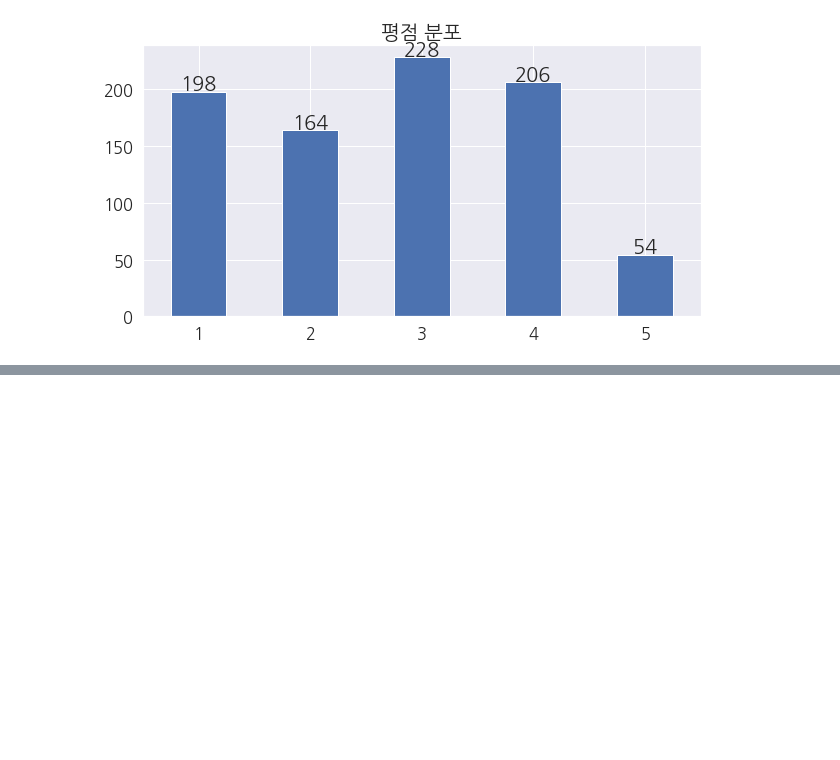
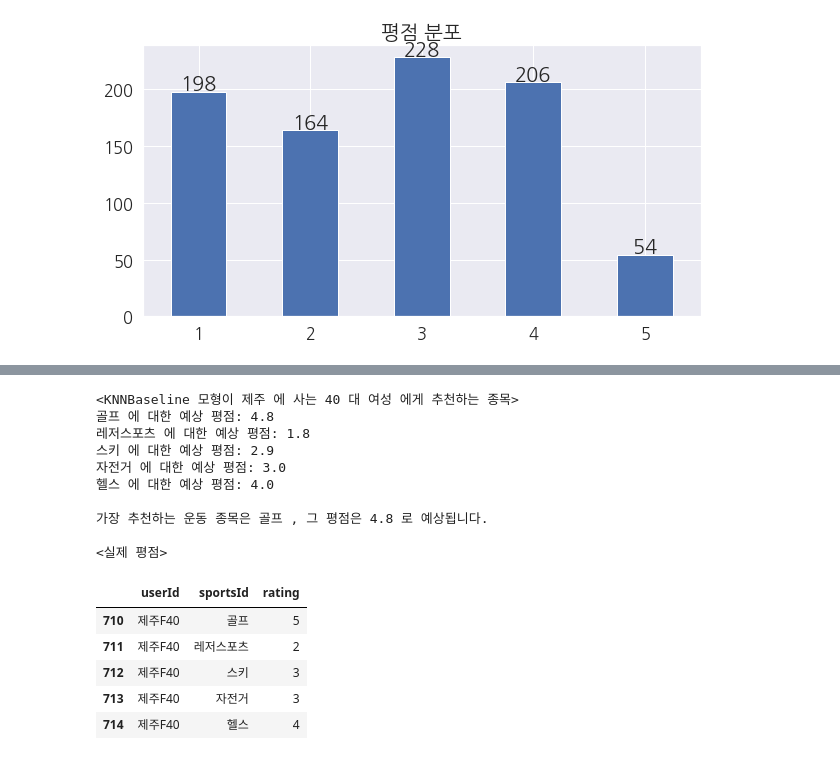
Before and after one commit to stat-thon/2022-project-sports-DATA-133, a Jupyter notebook: card_3_analysis.ipynb, the cells around one changed output, grey strips where cells are left out. Cells and saved outputs as stored; diff of their text form; code cells hidden in the pictures; blank space fills up the shorter version.

```diff
--- a/card_3_analysis.ipynb
+++ b/card_3_analysis.ipynb
@@ -171,0 +180,10 @@ recommend_df.loc[recommend_df['userId'] == '서울M20']
+# %%
+algo = KNNBaseline(
+    sim_options = {'name': 'pearson_baseline', 'min_support': 1, 'user_based':[True]},
+    k = 28,
+    bsl_options = {'method': 'als', 'reg': 1},
+    verbose = False)
+
+algo.fit(trainset)
+predictions = algo.test(testset)
+print('KNNBaseline RMSE:', accuracy.rmse(predictions))
@@ -171,0 +213,41 @@ recommend_df.loc[recommend_df['userId'] == '서울M20']
+# %%
+### 특정 집단 특성에 대한 추천 예시
+# 예: 서울에 사는 30대 남성에게 가장 추천하는 스포츠는?
+
+ex_id = '제주F40'
+
+if ex_id[2:3] == 'F':
+    gen = '여성'
+else:
+    gen = '남성'
+
+sports = ['골프', '레저스포츠', '스키', '자전거', '헬스']
+ex_rating = []
+print('<KNNBaseline 모형이', ex_id[:2], '에 사는', ex_id[-2:], '대', gen, '에게 추천하는 종목>')
+
+for i, col in enumerate(sports):
+    exp_rating = round(algo.predict(uid = ex_id, iid = col).est, 1)
+    ex_rating.append(exp_rating)
+    print(col, '에 대한 예상 평점:', round(algo.predict(uid = ex_id, iid = col).est, 1))
+
+print('\n가장 추천하는 운동 종목은', sports[ex_rating.index(max(ex_rating))], ', 그 평점은', max(ex_rating), '로 예상됩니다.')
+
+print('\n<실제 평점>')
+recommend_df.loc[recommend_df['userId'] == ex_id]
+# %% [output]
+<KNNBaseline 모형이 제주 에 사는 40 대 여성 에게 추천하는 종목>
+골프 에 대한 예상 평점: 4.8
+레저스포츠 에 대한 예상 평점: 1.8
+스키 에 대한 예상 평점: 2.9
+자전거 에 대한 예상 평점: 3.0
+헬스 에 대한 예상 평점: 4.0
+
+가장 추천하는 운동 종목은 골프 , 그 평점은 4.8 로 예상됩니다.
+
+<실제 평점>
+|  | userId | sportsId | rating |
+| 710 | 제주F40 | 골프 | 5 |
+| 711 | 제주F40 | 레저스포츠 | 2 |
+| 712 | 제주F40 | 스키 | 3 |
+| 713 | 제주F40 | 자전거 | 3 |
+| 714 | 제주F40 | 헬스 | 4 |
```
Also changed, not shown: parts of 10 cells of this notebook, 2 other files.
